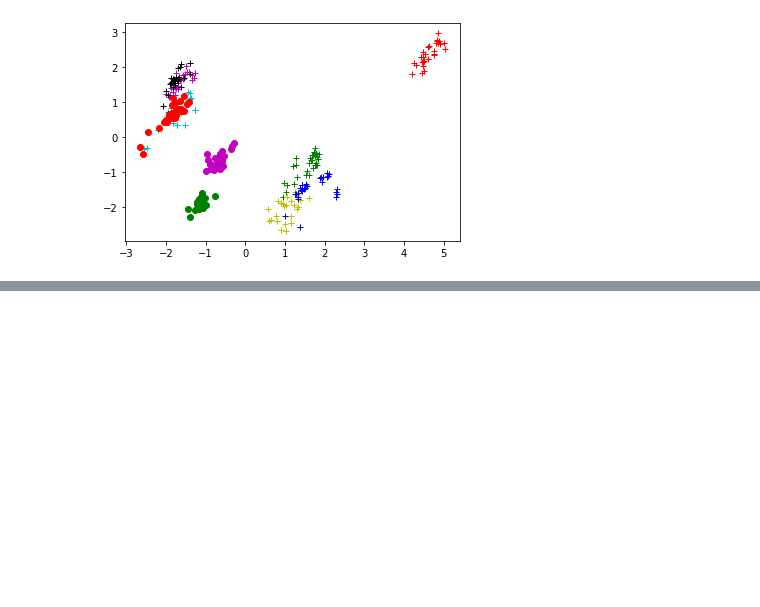
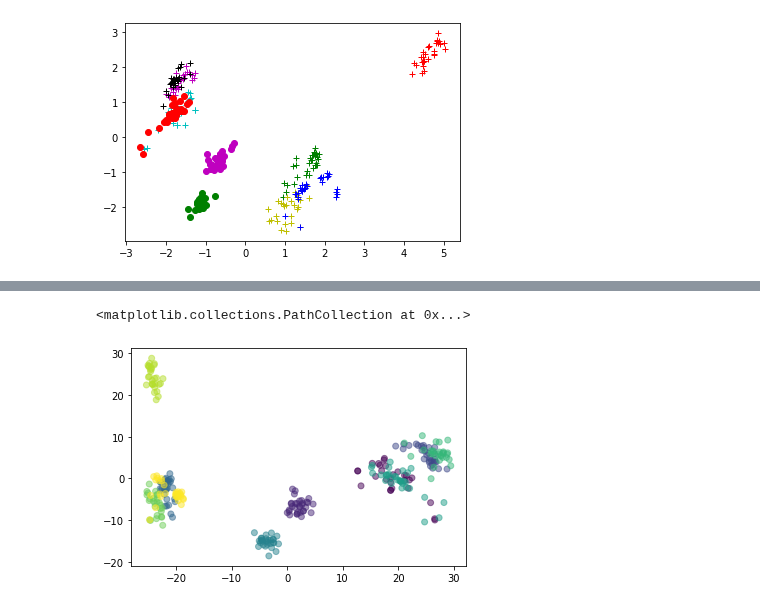
Before and after one commit to sitthatkaja/multivariate, a Jupyter notebook: EXAM01.ipynb, the cells around one changed output, grey strips where cells are left out. Cells and saved outputs as stored; diff of their text form; code cells hidden in the pictures; blank space fills up the shorter version.

```diff
--- a/EXAM01.ipynb
+++ b/EXAM01.ipynb
@@ -347,0 +410,3 @@ plt.plot(n_pca[268:300,0],n_pca[268:300,1],'om')
+# %%
+new_exam_pca = pca.fit_transform(exam_drop.to_numpy())
+new_exam_pca
@@ -347,0 +435,3 @@ plt.plot(n_pca[268:300,0],n_pca[268:300,1],'om')
+# %%
+bd = set(exam['brand'])
+bd
@@ -347,0 +440,9 @@ plt.plot(n_pca[268:300,0],n_pca[268:300,1],'om')
+# %%
+bd_list = list(Brand)
+bd_list.sort()
+color_list = {}
+num = 0
+for each_bd in bd:
+   if each_bd not in color_list:
+       color_list[each_bd] = num
+       num += 1
@@ -347,0 +462,3 @@ plt.plot(n_pca[268:300,0],n_pca[268:300,1],'om')
+# %%
+second_exam = exam_graph.replace(color_list)
+second_exam
@@ -347,0 +479,5 @@ plt.plot(n_pca[268:300,0],n_pca[268:300,1],'om')
+# %%
+plt.scatter(new_exam_pca[:,0],new_exam_pca[:,1],c = second_exam['brand'],alpha=0.5)
+# %% [output]
+<matplotlib.collections.PathCollection at 0x...>
+[figure, added]
```
Also changed, not shown: parts of 25 cells of this notebook.
